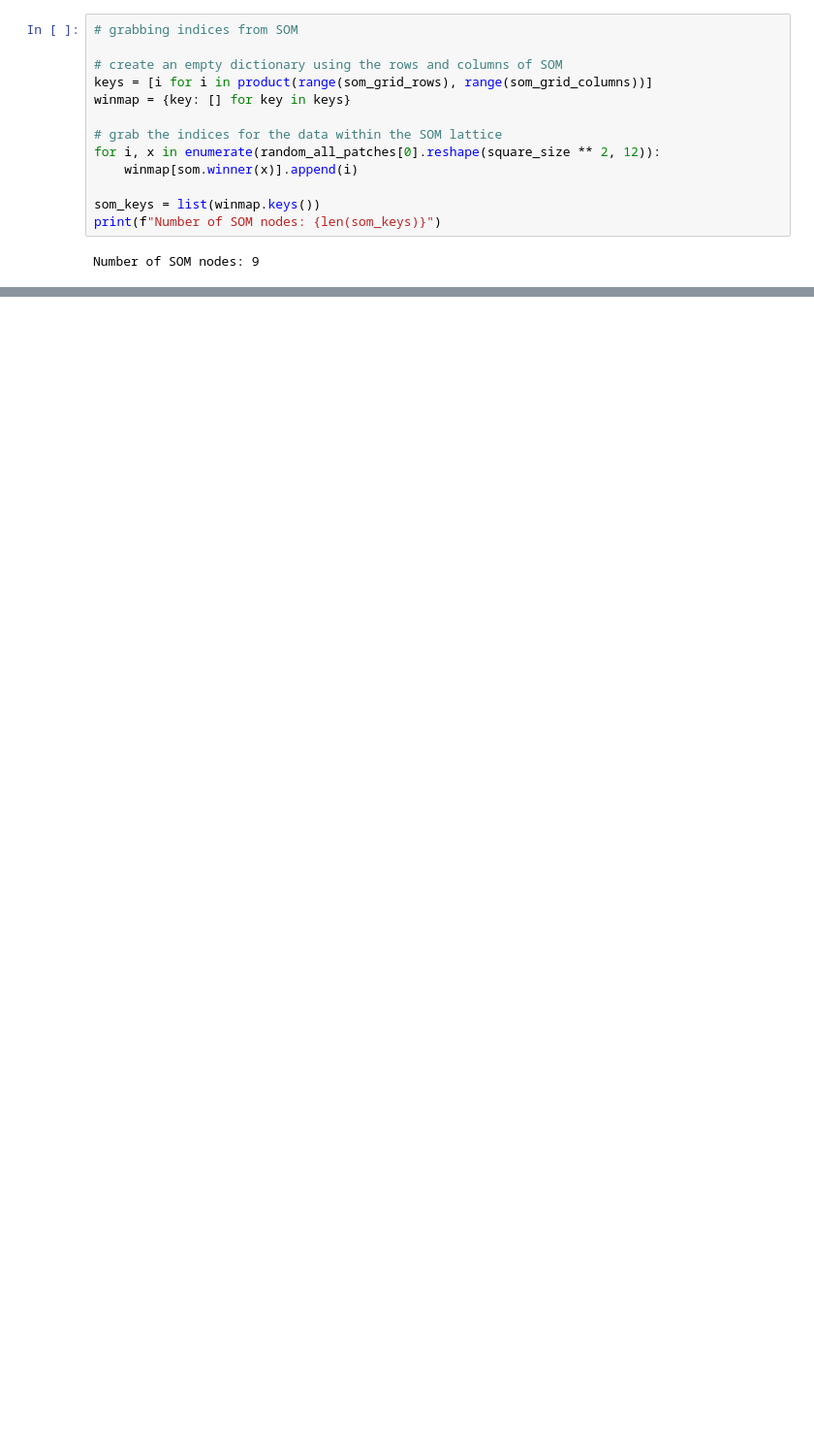
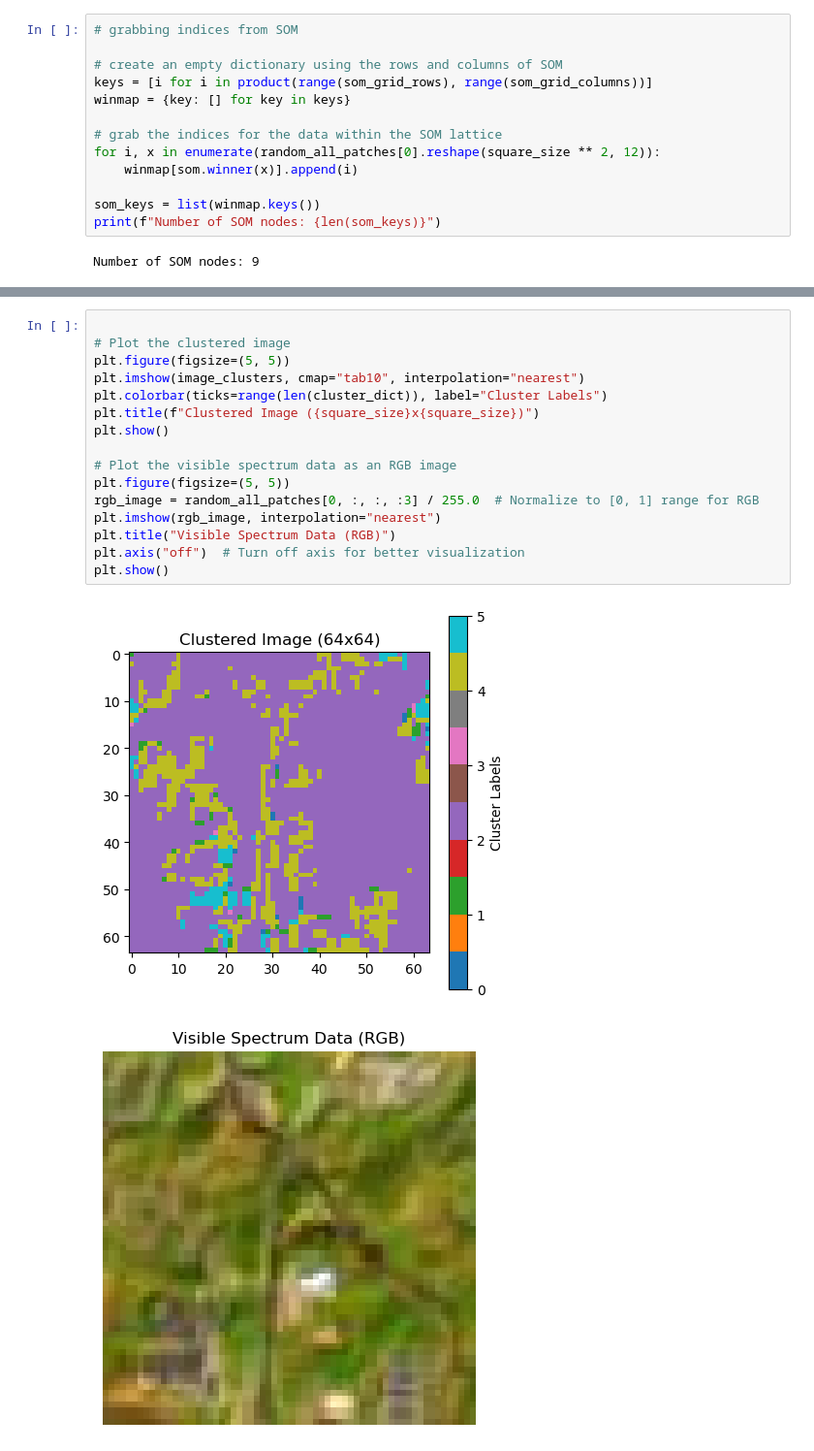
Before and after one commit to tague-carlyon/SOMproject, a Jupyter notebook: cnn.ipynb, the cells around one changed output, grey strips where cells are left out. Shown: that part at 97% size. Saved outputs shown, nothing was run; the diff lists cells and outputs as text; blank space fills up the shorter version.

```diff
--- a/cnn.ipynb
+++ b/cnn.ipynb
@@ -215,0 +203,19 @@ plt.show()
+# %%
+
+# Plot the clustered image
+plt.figure(figsize=(5, 5))
+plt.imshow(image_clusters, cmap="tab10", interpolation="nearest")
+plt.colorbar(ticks=range(len(cluster_dict)), label="Cluster Labels")
+plt.title(f"Clustered Image ({square_size}x{square_size})")
+plt.show()
+
+# Plot the visible spectrum data as an RGB image
+plt.figure(figsize=(5, 5))
+rgb_image = random_all_patches[0, :, :, :3] / 255.0  # Normalize to [0, 1] range for RGB
+plt.imshow(rgb_image, interpolation="nearest")
+plt.title("Visible Spectrum Data (RGB)")
+plt.axis("off")  # Turn off axis for better visualization
+plt.show()
+# %% [output]
+[figure, added]
+[figure, added]
```
Also changed, not shown: parts of 7 cells of this notebook, 1 other file.
